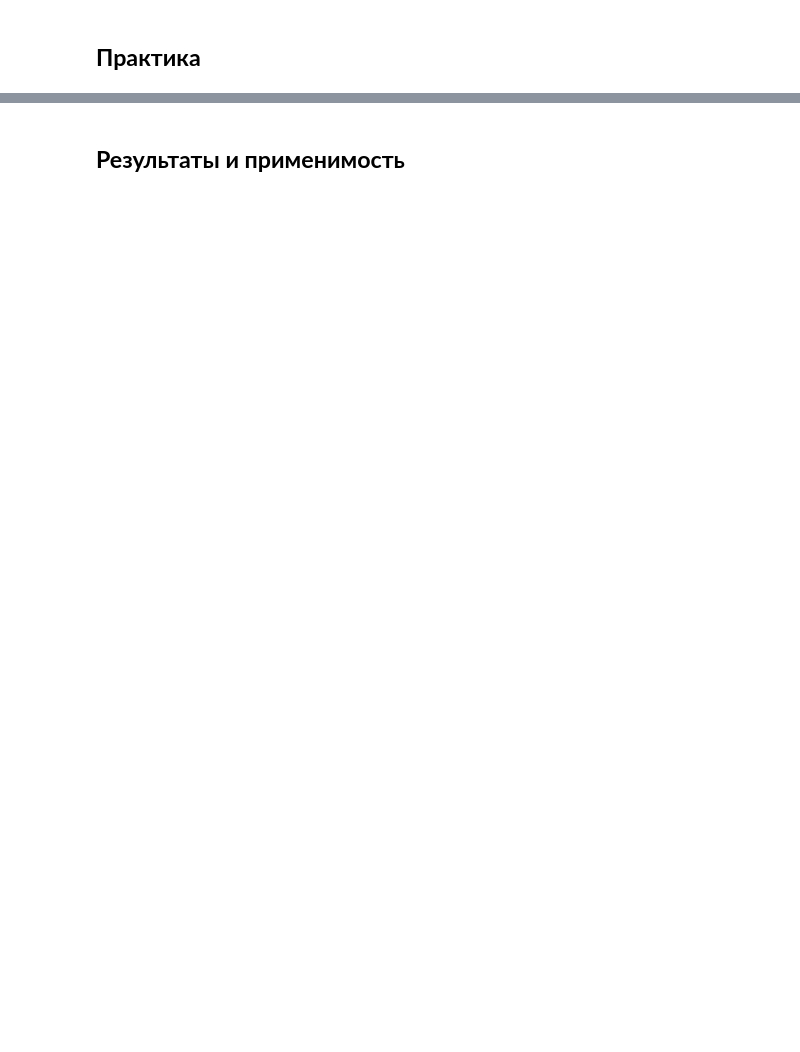
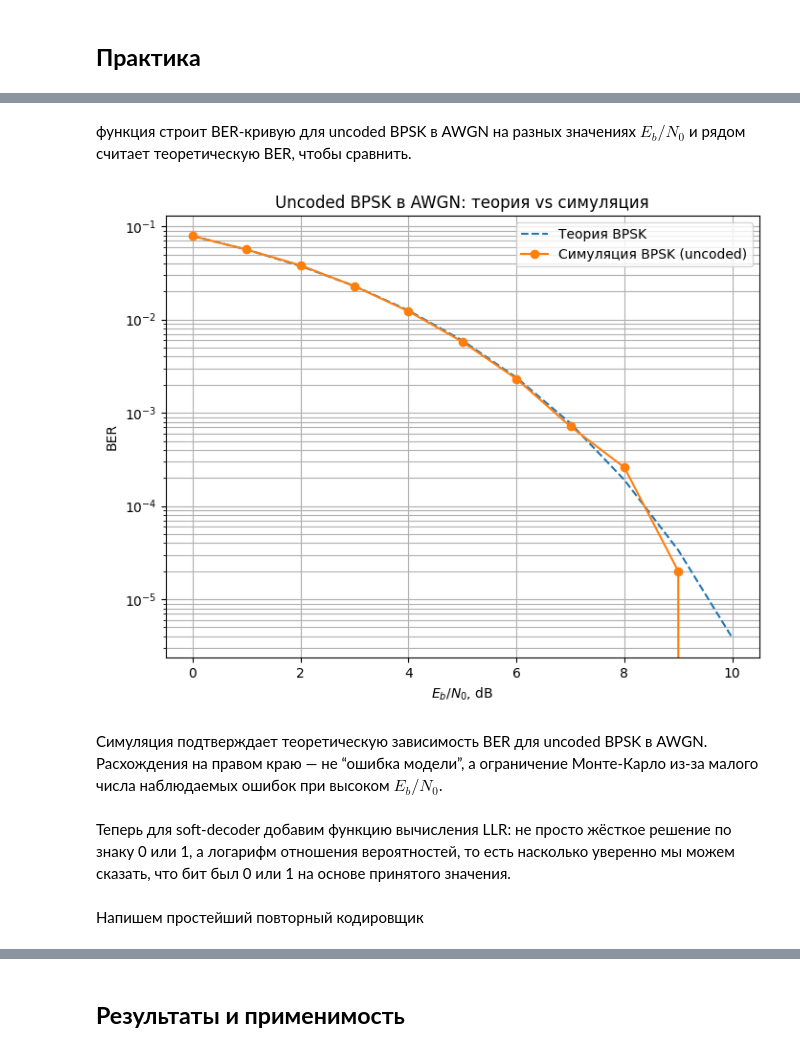
Before and after one commit to oncominglane/theory_of_information, a Jupyter notebook: essays/essay6.ipynb, the cells around one changed output, grey strips where cells are left out. Cells and saved outputs as stored; diff of their text form; code cells hidden in the pictures; blank space fills up the shorter version.

```diff
--- a/essays/essay6.ipynb
+++ b/essays/essay6.ipynb
@@ -153,0 +280,54 @@
+# %% [markdown]
+функция строит BER-кривую для uncoded BPSK в AWGN на разных значениях
+$𝐸_𝑏/𝑁_0$ и рядом считает теоретическую BER, чтобы сравнить.
+# %%
+def simulate_ber_uncoded_bpsk(
+    EbN0_dB_range,
+    n_bits_per_point=100_000,
+    rng=None
+):
+    if rng is None:
+        rng = np.random.default_rng()
+
+    ber_sim = []
+
+    for EbN0 in EbN0_dB_range:
+        bits = generate_bits(n_bits_per_point, rng=rng)
+        tx = bpsk_modulate(bits, Eb=1.0)
+        rx = add_awgn(tx, EbN0_dB=EbN0, R=1.0, rng=rng)
+        bits_hat = bpsk_demodulate_hard(rx)
+        ber_val = compute_ber(bits, bits_hat)
+        ber_sim.append(ber_val)
+
+    ber_sim = np.array(ber_sim)
+    ber_theory = ber_bpsk_theoretical(np.array(EbN0_dB_range))
+
+    return np.array(EbN0_dB_range), ber_sim, ber_theory
+# %%
+EbN0_dB_range = np.arange(0, 11, 1)  # от 0 до 10 дБ
+rng = np.random.default_rng(42)
+
+EbN0_dB, ber_sim, ber_theory = simulate_ber_uncoded_bpsk(
+    EbN0_dB_range,
+    n_bits_per_point=200_000,
+    rng=rng,
+)
+
+plt.figure(figsize=(8,6))
+
+plt.semilogy(EbN0_dB, ber_theory, label="Теория BPSK", linestyle="--")
+plt.semilogy(EbN0_dB, ber_sim, "o-", label="Симуляция BPSK (uncoded)")
+
+plt.grid(True, which="both")
+plt.xlabel(r"$E_b/N_0$, dB")
+plt.ylabel("BER")
+plt.title("Uncoded BPSK в AWGN: теория vs симуляция")
+plt.legend()
+plt.show()
+# %% [output]
+[figure, added]
+# %% [markdown]
+Симуляция подтверждает теоретическую зависимость BER для uncoded BPSK в AWGN.
+Расхождения на правом краю — не “ошибка модели”, а ограничение Монте-Карло из-за малого числа наблюдаемых ошибок при высоком  $𝐸_𝑏/𝑁_0$.
+# %% [markdown]
+Теперь для soft-decoder добавим функцию вычисления LLR: не просто жёсткое решение по знаку 0 или 1, а логарифм отношения вероятностей, то есть насколько уверенно мы можем сказать, что бит был 0 или 1 на основе принятого значения.
@@ -153,0 +348,2 @@
+# %% [markdown]
+Напишем простейший повторный кодировщик
```
Also changed, not shown: parts of 65 cells of this notebook.
